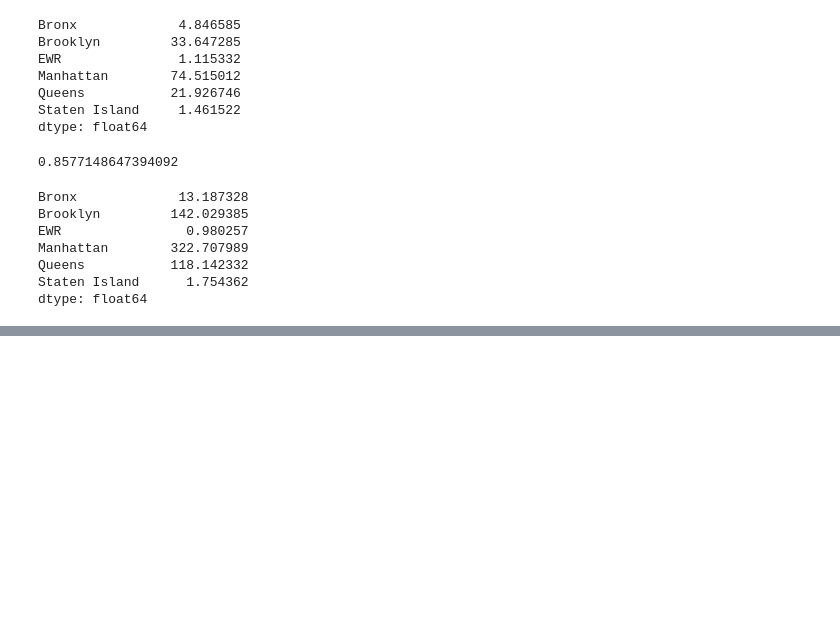
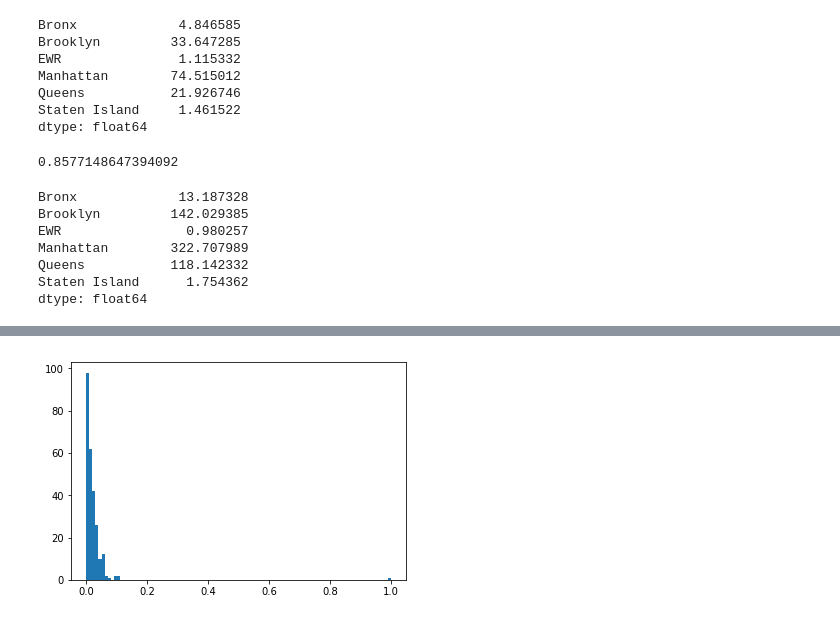
Before and after one commit to muaz-urwa/UrbanTemporalNetworks, a Jupyter notebook: Modelling/Burrough_wise_Model/Jfk_NonLin_Boroughwise.ipynb, the cells around one changed output, grey strips where cells are left out. Saved outputs shown, nothing was run; the diff lists cells and outputs as text; code cells hidden in the pictures; blank space fills up the shorter version.

```diff
--- a/Modelling/Burrough_wise_Model/Jfk_NonLin_Boroughwise.ipynb
+++ b/Modelling/Burrough_wise_Model/Jfk_NonLin_Boroughwise.ipynb
@@ -61,4 +62,22 @@ def get_rmse(matrix1, matrix2):
     sumSquareError = np.mean(np.power(matrix1 - matrix2,2))
     rmse = np.power(sumSquareError,0.5)
     return rmse
+# %%
+def get_weights(rawdata, zontoBorough):
+
+    rawdata['Borough'] = rawdata['DOLocationID'].apply(lambda x:zontoBorough[x])
+
+    borough_df = rawdata[['vehicle_count','Borough']].groupby(by='Borough').sum().reset_index()
+
+    zone_df = rawdata[['vehicle_count','DOLocationID']].groupby(by='DOLocationID').sum().reset_index()
+
+    zone_df['Borough'] = zone_df['DOLocationID'].apply(lambda x:zontoBorough[x])
+
+    zone_df = pd.merge(borough_df, zone_df, on=['Borough'], how='inner')
+
+    zone_df['zone_weight'] = zone_df.vehicle_count_y / zone_df.vehicle_count_x
+
+    zone_df = zone_df[['Borough', 'DOLocationID', 'zone_weight']]
+
+    return zone_df
 # %% [markdown]
@@ -70,7 +89,7 @@ tune_hyp_params = False
 dataDir = '/home/urwa/Documents/Projects/NYU Remote/project/data/processedData/'
 file = dataDir + hub + 'VehiceByHour.csv'
 # %%
-data = loadData(file)
+rawdata = loadData(file)
 # %% [output]
 Raw shape:  (2260080, 4)
 Days:  365
@@ -78,6 +113,7 @@ Days:  365
 ### Burrough Level Aggregation
 # %%
 zones = pd.read_csv('/home/urwa/Documents/Projects/NYU Remote/project/UrbanTemporalNetworks/Data/taxi_zones.csv')
+zones['LocationID'] = zones['LocationID'].astype(str)
 zones.head(2)
 # %% [output]
 |  | OBJECTID | Shape_Leng | the_geom | Shape_Area | zone | LocationID | borough |
@@ -85,3 +121,6 @@ zones.head(2)
 | 1 | 2 | 0.433470 | MULTIPOLYGON (((-73.8233759726066... | 0.004866 | Jamaica Bay | 2 | Queens |
 # %%
 zontoBorough = dict(zip(zones.LocationID.values,zones.borough.values))
+# %%
+zone_weights = get_weights(rawdata, zontoBorough)
+zone_weights.head(2)
@@ -330,0 +454,4 @@ dtype: float64
+# %%
+_=plt.hist(zone_weights.zone_weight,bins=100)
+# %% [output]
+[figure, added]
```
Also changed, not shown: parts of 29 cells of this notebook, 9 other files.
